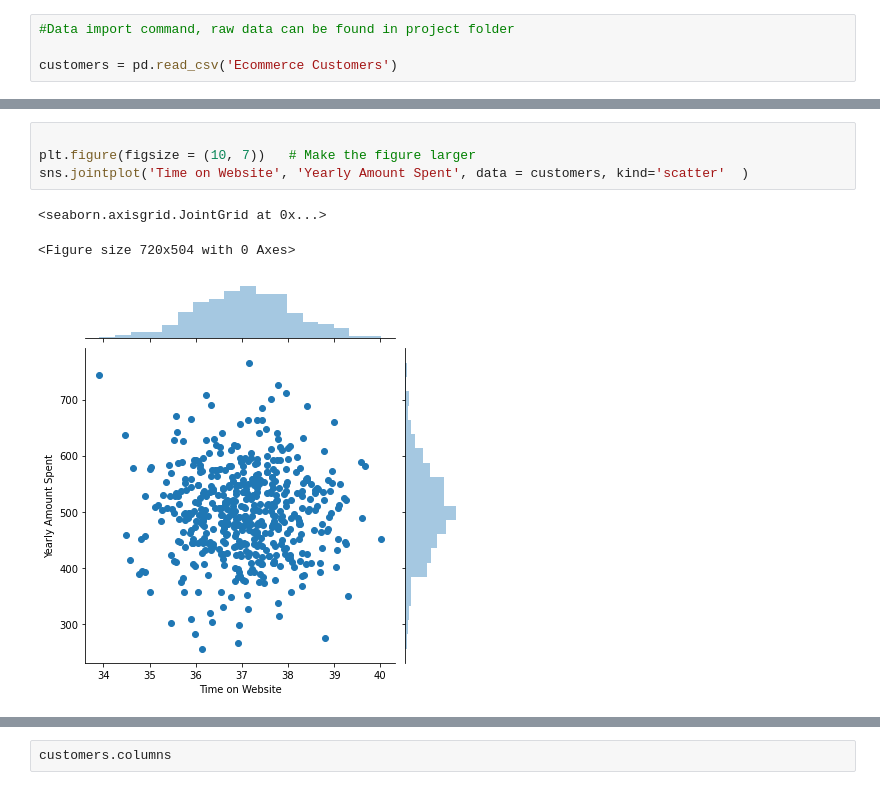
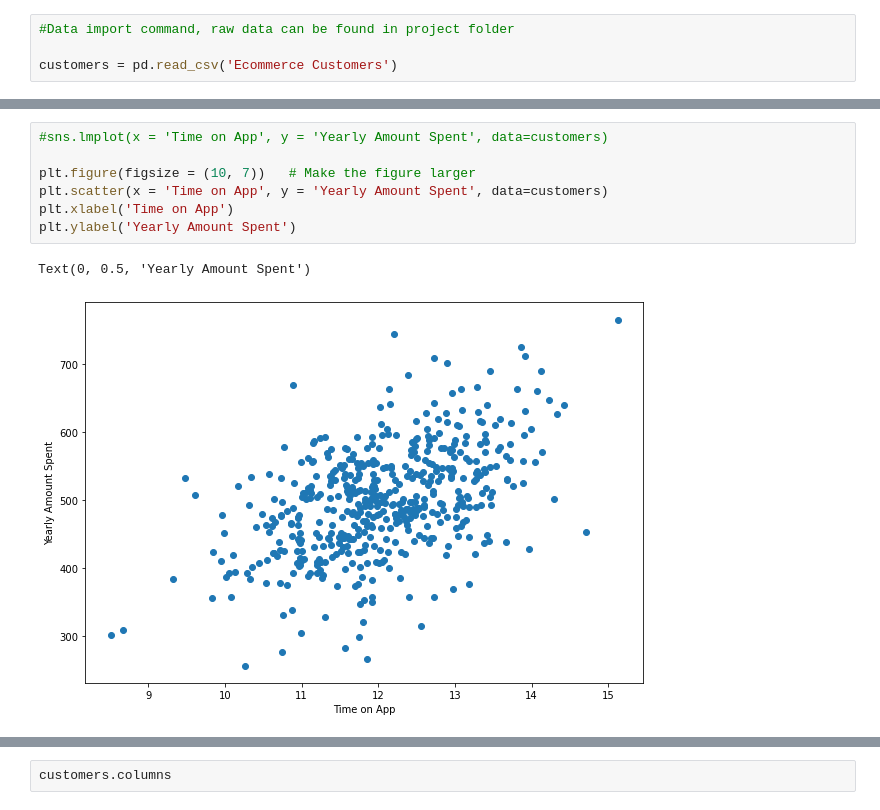
Before and after one commit to dhimantj/ML-Projects, a Jupyter notebook: 1_Linear Regression Projects/LINEAR REGRESSION - Ecommerce Customer Data- Portfolio - James Odenal PhD.ipynb, the cells around one changed output, grey strips where cells are left out. Drawn from its saved outputs; the diff is of its cells as text.

```diff
--- a/1_Linear Regression Projects/LINEAR REGRESSION - Ecommerce Customer Data- Portfolio - James Odenal PhD.ipynb
+++ b/1_Linear Regression Projects/LINEAR REGRESSION - Ecommerce Customer Data- Portfolio - James Odenal PhD.ipynb
@@ -85,8 +123,10 @@ sns.jointplot('Time on Website', 'Yearly Amount Spent', data = customers, kind='
 # %%
+#sns.lmplot(x = 'Time on App', y = 'Yearly Amount Spent', data=customers)
 
 plt.figure(figsize = (10, 7))   # Make the figure larger
-sns.jointplot('Time on Website', 'Yearly Amount Spent', data = customers, kind='scatter'  )
+plt.scatter(x = 'Time on App', y = 'Yearly Amount Spent', data=customers)
+plt.xlabel('Time on App')
+plt.ylabel('Yearly Amount Spent')
 # %% [output]
-<seaborn.axisgrid.JointGrid at 0x...>
+Text(0, 0.5, 'Yearly Amount Spent')
-<Figure size 720x504 with 0 Axes>
-[figure, old version]
+[figure, new version]
```
Also changed, not shown: parts of 42 cells of this notebook.
